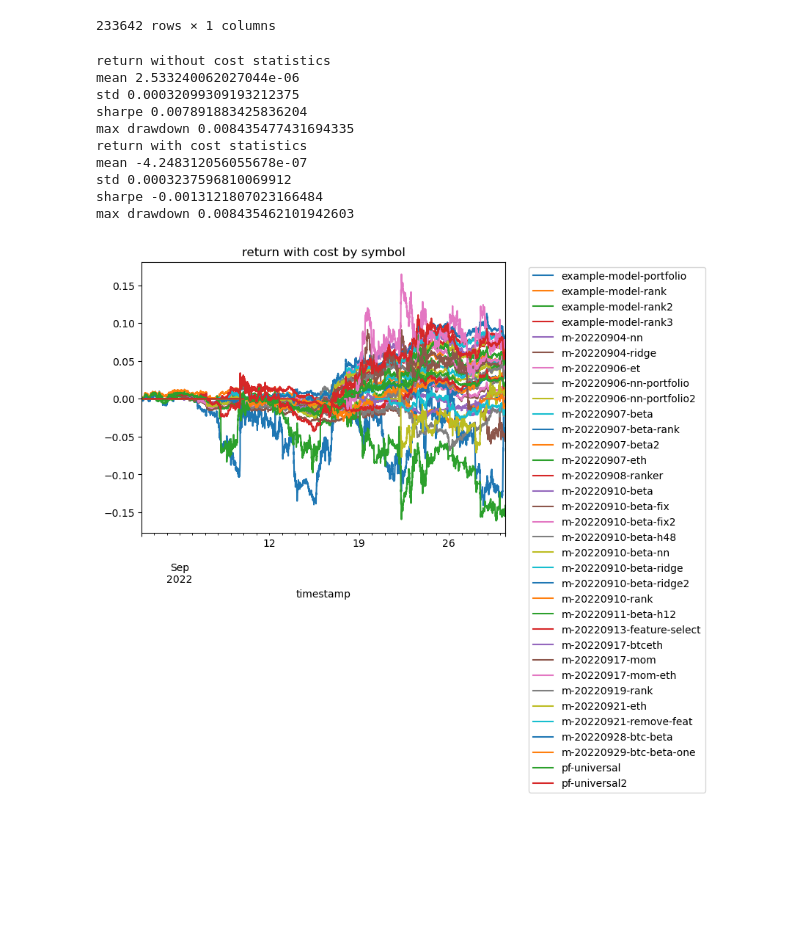
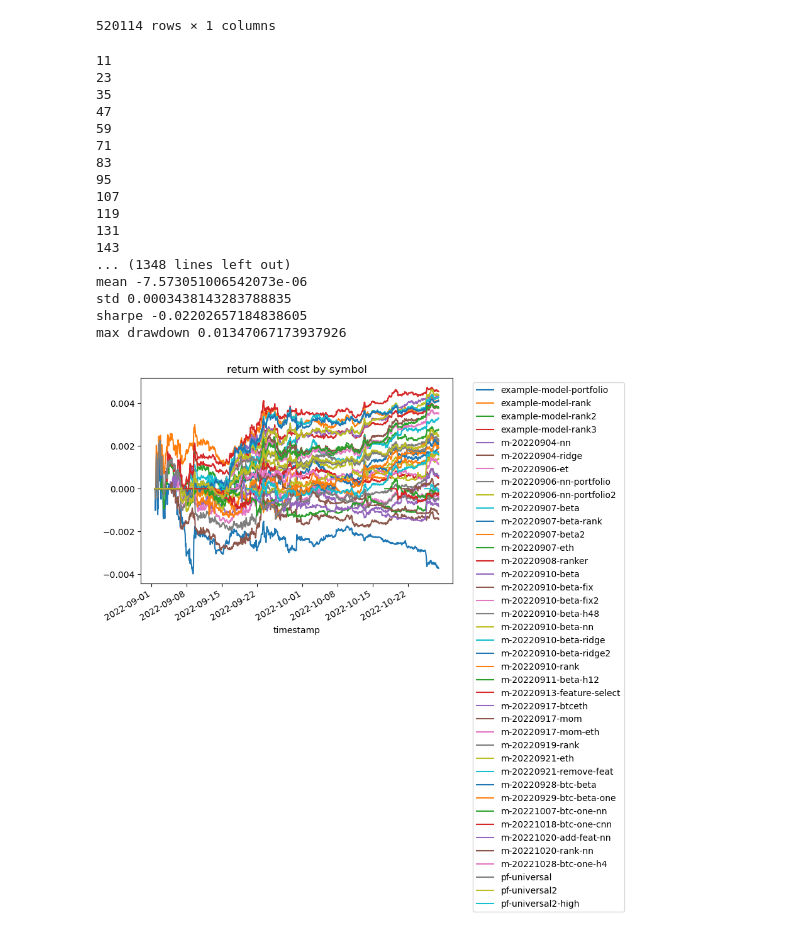
Before and after one commit to richmanbtc/alphapool-model, a Jupyter notebook: notebooks/20220930_portfolio.ipynb, the cells around one changed output. Saved outputs shown, nothing was run; the diff lists cells and outputs as text; code cells hidden in the pictures; blank space fills up the shorter version.

Commit message:
add portfolio exp

```diff
--- a/notebooks/20220930_portfolio.ipynb
+++ b/notebooks/20220930_portfolio.ipynb
@@ -196,7 +209,8 @@ def visualize_result(df, symbol_col='symbol', execution_cost=0.001):
     # plot ret
     for symbol, df_symbol in df.groupby(symbol_col):
         df_symbol = df_symbol.reset_index().set_index("timestamp")
-        df_symbol["ret"].cumsum().plot(label=symbol)
+        # df_symbol["ret"].cumsum().plot(label=symbol)
+        df_symbol["ret_pos"].cumsum().iloc[::12].plot(label=symbol)
         # df_symbol["ret_pos_cost"].cumsum().plot(label=symbol)
     plt.legend(bbox_to_anchor=(1.05, 1))
     plt.title("return with cost by symbol")
@@ -205,24 +219,25 @@ def visualize_result(df, symbol_col='symbol', execution_cost=0.001):
     # plot position
     for symbol, df_symbol in df.groupby(symbol_col):
         df_symbol = df_symbol.reset_index().set_index("timestamp")
-        df_symbol["position"].plot(label=symbol)
+        df_symbol["position"].iloc[::12].plot(label=symbol)
     plt.legend(bbox_to_anchor=(1.05, 1))
     plt.title("position by symbol")
     plt.show()
 
     # plot total ret
-    df.groupby("timestamp")["ret_pos"].sum().cumsum().plot(label="ret without cost")
+    df.groupby("timestamp")["ret_pos"].sum().cumsum().iloc[::12].plot(label="ret without cost")
     # df.groupby("timestamp")["ret_pos_cost"].sum().cumsum().plot(label="ret with cost")
     # df.groupby("timestamp")["cost"].sum().cumsum().plot(label="cost")
     plt.legend(bbox_to_anchor=(1.05, 1))
     plt.title("total return")
     plt.show()
 # %%
-df = pd.read_parquet('/home/jovyan/data/20220930_returns.parquet')
+# df = pd.read_parquet('/home/jovyan/data/20220930_returns.parquet')
+df = pd.read_parquet('/home/jovyan/data/20221028_returns.parquet')
 display(df)
 
-# model = ExampleModelPortfolio()
-model = UniversalPortfolio()
+model = ExampleModelPortfolio()
+# model = UniversalPortfolio()
 
 df['pos'] = model.predict(df)
 visualize_result(df.dropna(), symbol_col='model_id')
@@ -243,12 +258,19 @@ visualize_result(df.dropna(), symbol_col='model_id')
-233642 rows × 1 columns
+520114 rows × 1 columns
-return without cost statistics
-mean 2.533240062027044e-06
-std 0.00032099309193212375
-sharpe 0.007891883425836204
-max drawdown 0.008435477431694335
-return with cost statistics
-mean -4.248312056055678e-07
-std 0.0003237596810069912
-sharpe -0.0013121807023166484
-max drawdown 0.008435462101942603
+11
+23
+35
+47
+59
+71
+83
+95
+107
+119
+131
+143
+... (1348 lines left out)
+mean -7.573051006542073e-06
+std 0.0003438143283788835
+sharpe -0.02202657184838605
+max drawdown 0.01347067173937926
-[figure, old version]
+[figure, new version]
```
Also changed, not shown: parts of 4 cells of this notebook, 2 other files.
